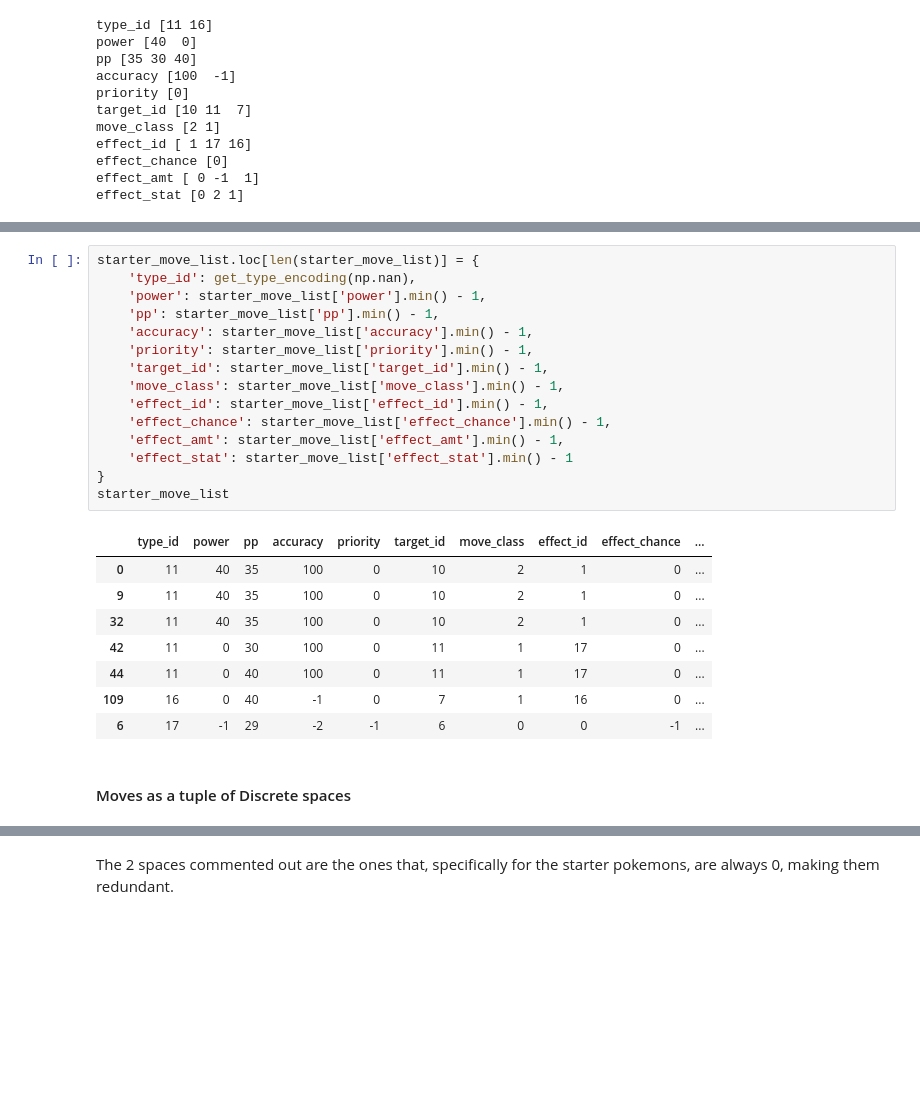
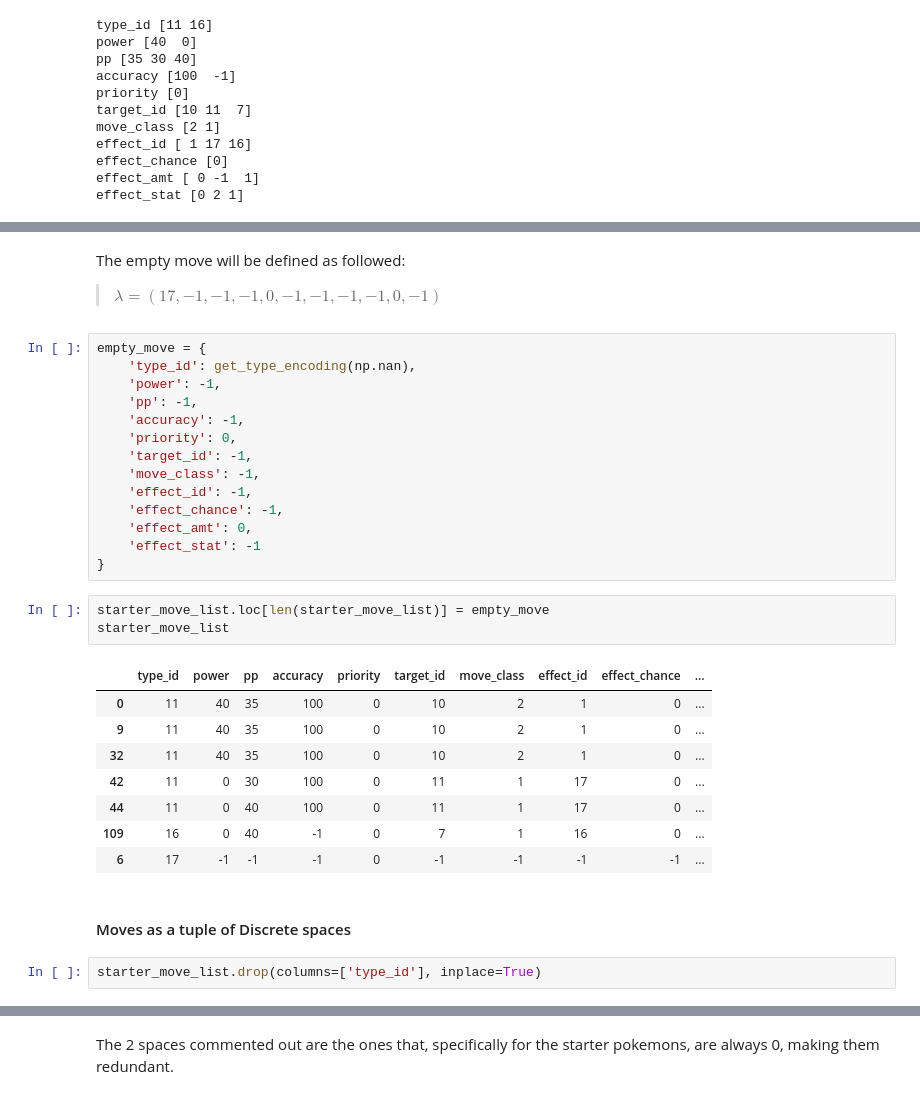
Before and after one commit to LucEnden/deth, a Jupyter notebook: research_lvde/experiments/initial_pokemon_battleing_agent.ipynb, the cells around one changed output, grey strips where cells are left out. Cells and saved outputs as stored; diff of their text form; blank space fills up the shorter version.

```diff
--- a/research_lvde/experiments/initial_pokemon_battleing_agent.ipynb
+++ b/research_lvde/experiments/initial_pokemon_battleing_agent.ipynb
@@ -443,26 +522,33 @@ This results in the following tuple:
+# %% [markdown]
+The empty move will be defined as followed:
+> $\lambda = (17, -1, -1, -1, 0, -1, -1, -1, -1, 0, -1)$
 # %%
-starter_move_list.loc[len(starter_move_list)] = {
+empty_move = {
     'type_id': get_type_encoding(np.nan),
-    'power': starter_move_list['power'].min() - 1,
-    'pp': starter_move_list['pp'].min() - 1,
-    'accuracy': starter_move_list['accuracy'].min() - 1,
-    'priority': starter_move_list['priority'].min() - 1,
-    'target_id': starter_move_list['target_id'].min() - 1,
-    'move_class': starter_move_list['move_class'].min() - 1,
-    'effect_id': starter_move_list['effect_id'].min() - 1,
-    'effect_chance': starter_move_list['effect_chance'].min() - 1,
-    'effect_amt': starter_move_list['effect_amt'].min() - 1,
-    'effect_stat': starter_move_list['effect_stat'].min() - 1
+    'power': -1,
+    'pp': -1,
+    'accuracy': -1,
+    'priority': 0,
+    'target_id': -1,
+    'move_class': -1,
+    'effect_id': -1,
+    'effect_chance': -1,
+    'effect_amt': 0,
+    'effect_stat': -1
 }
-starter_move_list
-# %% [output]
-|  | type_id | power | pp | accuracy | priority | target_id | move_class | effect_id | effect_chance | ... |
-| 0 | 11 | 40 | 35 | 100 | 0 | 10 | 2 | 1 | 0 | ... |
-| 9 | 11 | 40 | 35 | 100 | 0 | 10 | 2 | 1 | 0 | ... |
-| 32 | 11 | 40 | 35 | 100 | 0 | 10 | 2 | 1 | 0 | ... |
-| 42 | 11 | 0 | 30 | 100 | 0 | 11 | 1 | 17 | 0 | ... |
-| 44 | 11 | 0 | 40 | 100 | 0 | 11 | 1 | 17 | 0 | ... |
-| 109 | 16 | 0 | 40 | -1 | 0 | 7 | 1 | 16 | 0 | ... |
-| 6 | 17 | -1 | 29 | -2 | -1 | 6 | 0 | 0 | -1 | ... |
+# %%
+starter_move_list.loc[len(starter_move_list)] = empty_move
+starter_move_list
+# %% [output]
+|  | type_id | power | pp | accuracy | priority | target_id | move_class | effect_id | effect_chance | ... |
+| 0 | 11 | 40 | 35 | 100 | 0 | 10 | 2 | 1 | 0 | ... |
+| 9 | 11 | 40 | 35 | 100 | 0 | 10 | 2 | 1 | 0 | ... |
+| 32 | 11 | 40 | 35 | 100 | 0 | 10 | 2 | 1 | 0 | ... |
+| 42 | 11 | 0 | 30 | 100 | 0 | 11 | 1 | 17 | 0 | ... |
+| 44 | 11 | 0 | 40 | 100 | 0 | 11 | 1 | 17 | 0 | ... |
+| 109 | 16 | 0 | 40 | -1 | 0 | 7 | 1 | 16 | 0 | ... |
+| 6 | 17 | -1 | -1 | -1 | 0 | -1 | -1 | -1 | -1 | ... |
 # %% [markdown]
 #### Moves as a tuple of Discrete spaces
+# %%
+starter_move_list.drop(columns=['type_id'], inplace=True)
```
Also changed, not shown: parts of 31 cells of this notebook, 1 other file.
